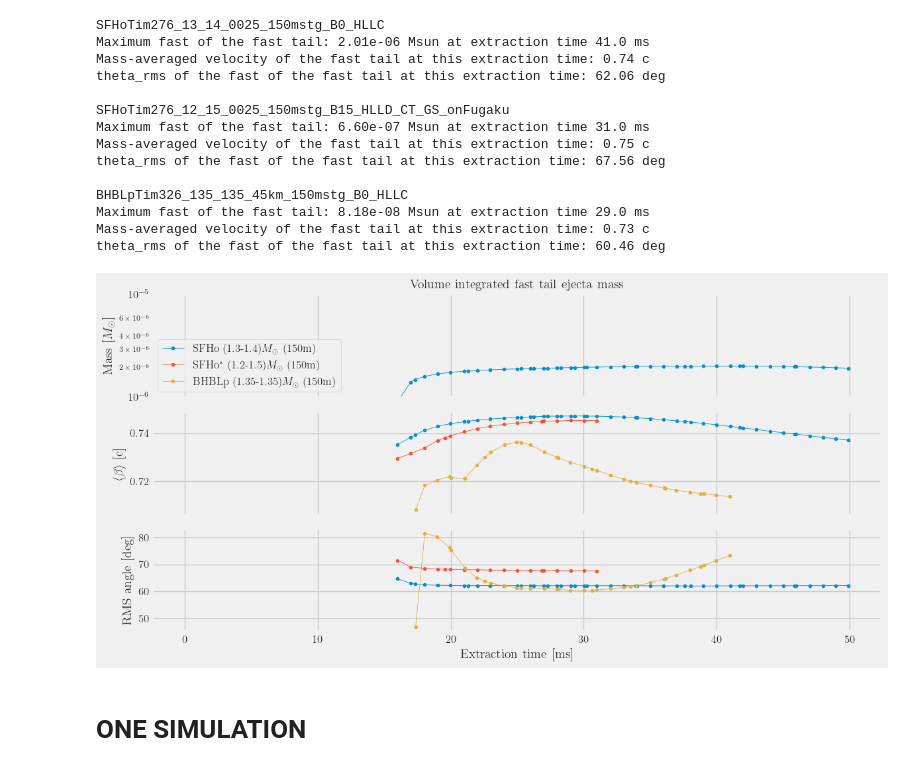
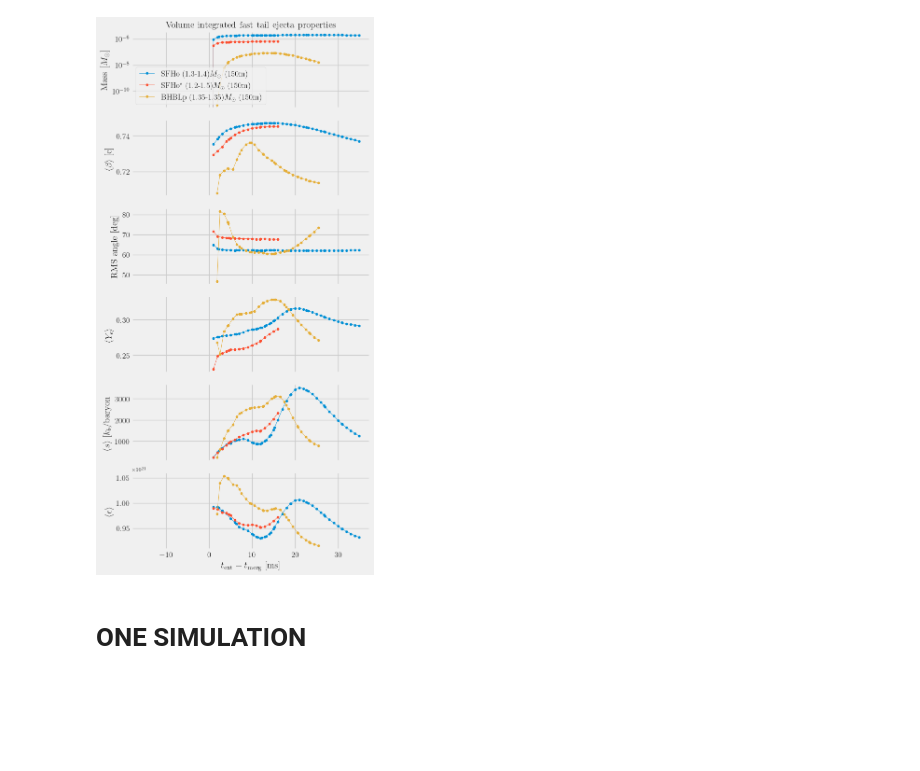
Before and after one commit to vsevolodnedora/PBA_projects, a Jupyter notebook: knafg/knafg_kenta/ejecta_analysis.ipynb, the cells around one changed output. Saved outputs shown, nothing was run; the diff lists cells and outputs as text; code cells hidden in the pictures; blank space fills up the shorter version.

```diff
--- a/knafg/knafg_kenta/ejecta_analysis.ipynb
+++ b/knafg/knafg_kenta/ejecta_analysis.ipynb
@@ -32,11 +33,13 @@ for sim_key, sim_dic in SIMS.items():
 # %%
 # collect tmin tmax for all simulations
 df["tmin"],df["tmax"] = pd.Series(dtype = 'object'), pd.Series(dtype = 'object')
+data = None
 for sim, sim_dic in df.iterrows():
     data = PBA.id_kenta.EjectaData(sim_dic["datadir"]+"ej_collated.h5",verbose=True)
     df["tmin"][sim] = np.array(data.getText().min())
     df["tmax"][sim] = np.array(data.getText().max())
 print(df[["idx","tmin","tmax"]])
+print(data.dfile["time=14.5857"].keys())
 # %% [output]
                            idx                  tmin                tmax
 SFHo_13_14_res150            1  0.028825554996728897   49.89703369140625
@@ -67,12 +66,13 @@ print(len(color_pal))
 for idx, sim_dic in enumerate(df.iterrows()):
     sim_dic = sim_dic[1]
     data = PBA.id_kenta.EjectaData(sim_dic["datadir"]+"ej_collated.h5",verbose=True)
-    ax.plot(data.getText(), np.full_like(data.getText(), int(idx)),  marker="|", color=color_pal[idx], linestyle="None")
+    tmerg = sim_dic["tmerg"]
+    ax.plot(data.getText()-tmerg, np.full_like(data.getText(), int(idx)),  marker="|", color=color_pal[idx], linestyle="None")
 ax.set_yticks(np.arange(len(df)))
 ticks_loc = ax.get_yticks().tolist()
 ax.yaxis.set_major_locator(mticker.FixedLocator(ticks_loc))
 ax.set_yticklabels(df["label"].to_list(),fontsize=14)
-ax.set_xlabel("Extraction Time [ms]", fontsize=14)
+ax.set_xlabel(r"$t_{\rm ext} - t_{\rm merg}$ [ms]", fontsize=14)
 ax.tick_params(labelsize=14)
 ax.minorticks_on()
 ax.set_title("Data for Volume-integrated Ejecta",fontsize=14)
@@ -83,13 +83,30 @@ plt.show()
 # %%
-def get_vave_theta_rms(ej:PBA.id_kenta.EjectaData, crit:str) -> tuple[np.ndarray,np.ndarray]:
-    vave = np.zeros_like(ej.getText())
-    theta_rms = np.zeros_like(ej.getText())
+def get_vave_theta_rms(sim_dic:dict, crit:str) -> pd.DataFrame:
+    vals = {"vave":[], "ye_ave":[], "theta_rms":[], "entr_ave":[],"eps_ave":[],"temp_ave":[], "time":[], "mass":[]}
+
+    ej = PBA.id_kenta.EjectaData(sim_dic["datadir"]+"ej_collated.h5",verbose=True)
+
     for it, text in enumerate(ej.getText()):
         ej_mass = ej.get(v_n="mass",text=text)
+
+        mask = ej.get_vinf_mask(crit=crit)
+
+        vals["mass"].append( np.sum(ej_mass[:,mask]) )
+
         ej_vinf = ej.get_vinf()
-        mask = ej.get_vinf_mask(crit=crit)
-        vave[it] = np.sum(ej_mass[:,mask]*ej_vinf[mask])/np.sum(ej_mass[:,mask])
+        vals["vave"].append( np.sum(ej_mass[:,mask]*ej_vinf[mask])/np.sum(ej_mass[:,mask]) )
+
+        for v_n in ["ye","entr","eps","temp"]:
+            ave = ej.get(v_n=v_n,text=text)
+            vals[f"{v_n}_ave"].append( np.sum(ej_mass[:,mask]*ave[:,mask])/np.sum(ej_mass[:,mask]) )
 
         thetas = ej.get_theta()
-        theta_rms[it] = (180. / np.pi) * np.sqrt(np.sum(np.sum(ej_mass[:,mask], axis=1) * thetas ** 2) / np.sum(ej_mass[:,mask]))
-    return (vave, theta_rms)
+        vals["theta_rms"].append( (180. / np.pi) * np.sqrt(np.sum(np.sum(ej_mass[:,mask], axis=1) * thetas ** 2) / np.sum(ej_mass[:,mask])) )
+    # vals = {key:np.array(vals) for (key,val) in vals.items()}
+
+
+    tmerg = sim_dic["tmerg"]
+    times = ej.getText()
+    vals["time"] = times - tmerg
+
+    return pd.DataFrame.from_dict(vals)
@@ -200,28 +234,15 @@ theta_rms of the fast of the fast tail at this extraction time: 60.46 deg
 # %%
+
 # Ejecta mass fast tail evolution of all simulations
 # plot_all_sim_ejecta_mass(crit="fast",yscale="log",ylim=(1e-8,1e-5),
 #                          title="Volume integrated fast tail ejecta mass")
 plot_all_sim_ejecta_massave_vel(
-    crit="fast",yscale="log",ylim=(1e-6,1e-5),
-    title="Volume integrated fast tail ejecta mass",
-    figfpath=figs+"mej_vej_theta_fasttail.png"
+    crit="fast",yscale="log",ylim=(1e-7,1e-5),
+    title="Volume integrated fast tail ejecta properties",
+    figfpath="mej_vej_theta_fasttail.png"
 )
 # %% [output]
-SFHoTim276_13_14_0025_150mstg_B0_HLLC
-Maximum fast of the fast tail: 2.01e-06 Msun at extraction time 41.0 ms
-Mass-averaged velocity of the fast tail at this extraction time: 0.74 c
-theta_rms of the fast of the fast tail at this extraction time: 62.06 deg
-
-SFHoTim276_12_15_0025_150mstg_B15_HLLD_CT_GS_onFugaku
-Maximum fast of the fast tail: 6.60e-07 Msun at extraction time 31.0 ms
-Mass-averaged velocity of the fast tail at this extraction time: 0.75 c
-theta_rms of the fast of the fast tail at this extraction time: 67.56 deg
-
-BHBLpTim326_135_135_45km_150mstg_B0_HLLC
-Maximum fast of the fast tail: 8.18e-08 Msun at extraction time 29.0 ms
-Mass-averaged velocity of the fast tail at this extraction time: 0.73 c
-theta_rms of the fast of the fast tail at this extraction time: 60.46 deg
-[figure, old version]
+[figure, new version]
 # %% [markdown]
 # ONE SIMULATION
 # %%
```
Also changed, not shown: parts of 15 cells of this notebook, 2 other files.
